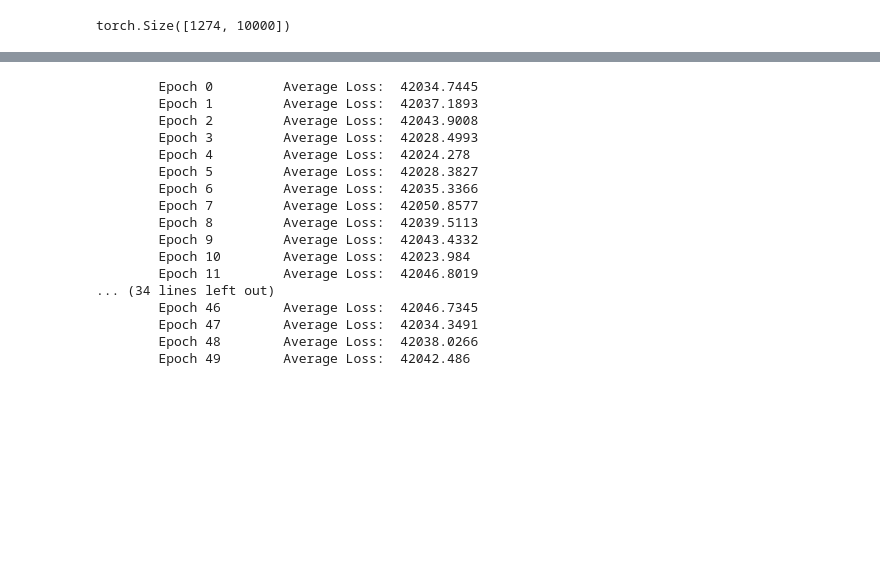
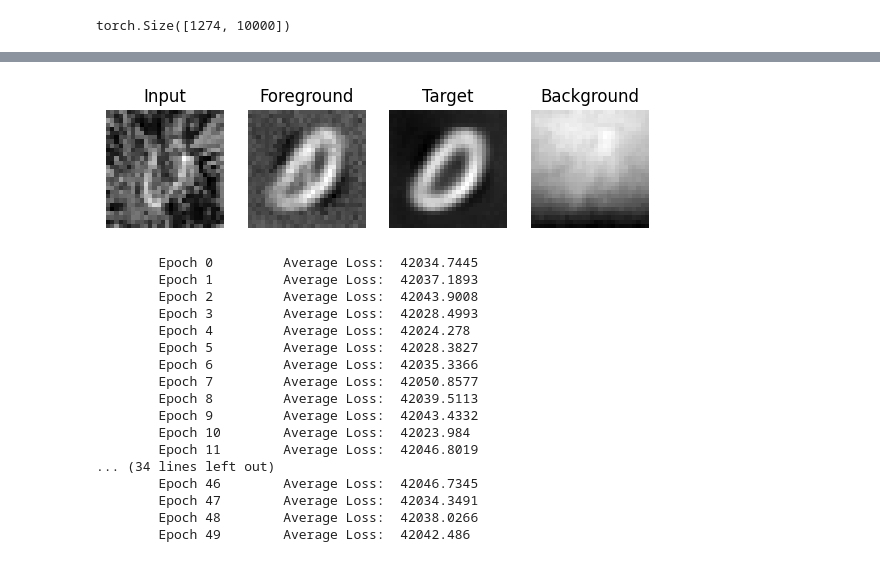
Before and after one commit to yoenoo/block_disentanglement_benchmark, a Jupyter notebook: numerical analysis.ipynb, the cells around one changed output, grey strips where cells are left out. Drawn from its saved outputs; the diff is of its cells as text; code cells hidden in the pictures; blank space fills up the shorter version.

```diff
--- a/numerical analysis.ipynb
+++ b/numerical analysis.ipynb
@@ -82,0 +301,24 @@ background /= background.max()
+# %%
+# inference
+
+new_batch = next(iter(train_dataloader))
+tg, bg = new_batch[:,0,:], new_batch[:,1,:]
+out = model(tg, bg)
+# %%
+rand_idx = np.random.choice(len(new_batch))
+
+_, (ax1, ax2, ax3, ax4) = plt.subplots(ncols=4, figsize=(7,7))
+ax1.axis("off"); ax2.axis("off"); ax3.axis("off"); ax4.axis("off")
+
+tg_input = new_batch[rand_idx,0,:].reshape(28,28)
+bg_input = new_batch[rand_idx,1,:].reshape(28,28)
+tg_output = out["tg_outputs"][rand_idx].reshape(28,28).detach().numpy()
+fg_output = out["fg_outputs"][rand_idx].reshape(28,28).detach().numpy()
+bg_output = out["bg_outputs"][rand_idx].reshape(28,28).detach().numpy()
+
+ax1.imshow(tg_input, cmap="gray"); ax1.set_title("Input")
+ax2.imshow(fg_output, cmap="gray"); ax2.set_title("Foreground")
+ax3.imshow(tg_output, cmap="gray"); ax3.set_title("Target")
+ax4.imshow(bg_output, cmap="gray"); ax4.set_title("Background");
+# %% [output]
+[figure, added]
```
Also changed, not shown: parts of 10 cells of this notebook.
